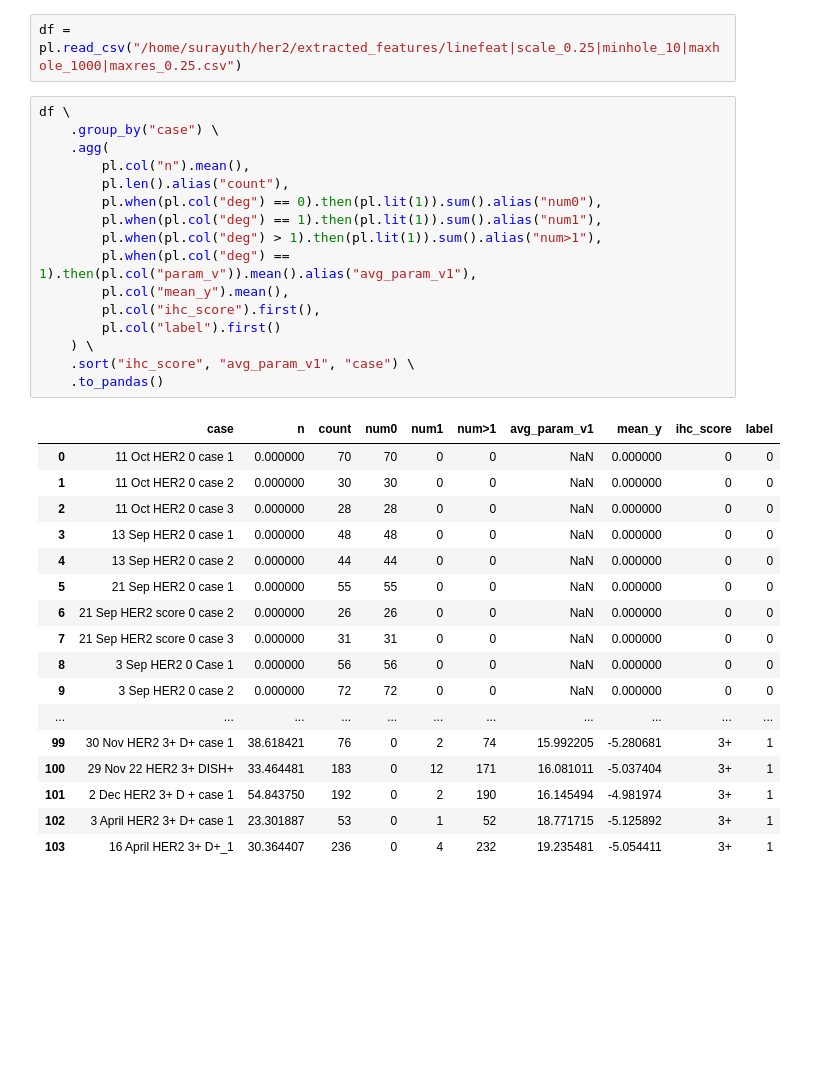
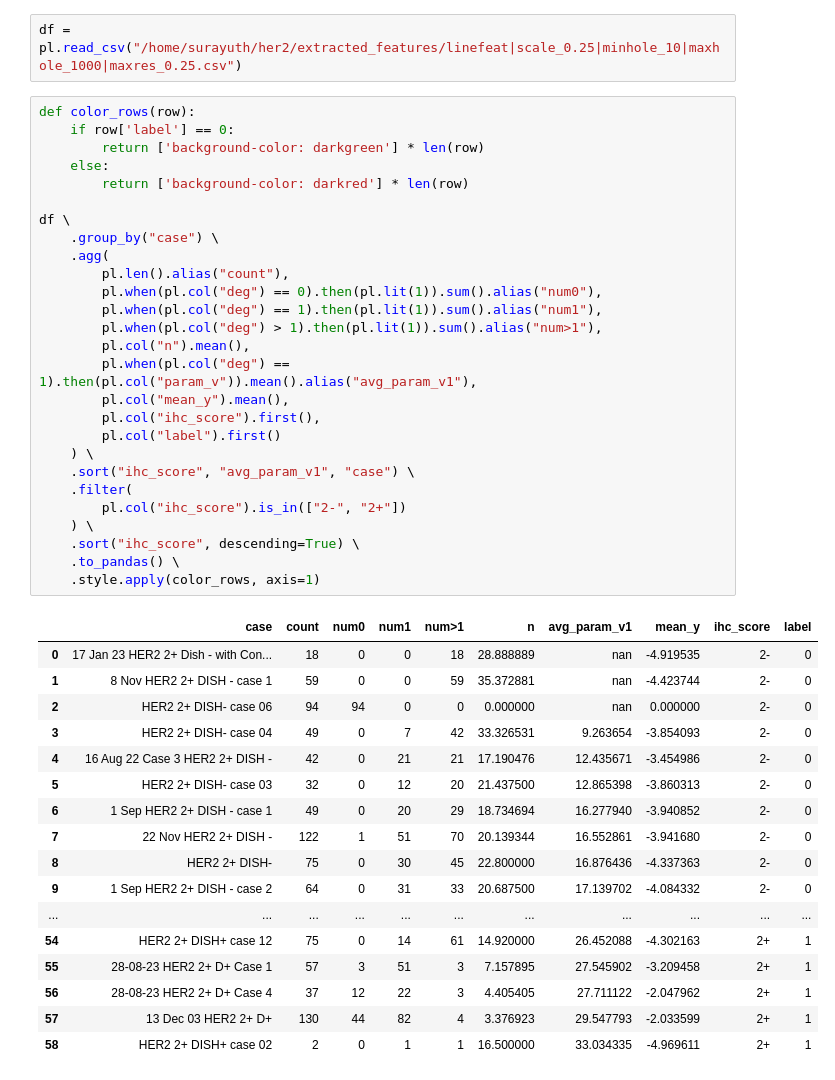
Before and after one commit to Surayuth/her2ml, a Jupyter notebook: notebooks/analysis.ipynb, the cells around one changed output. Cells and saved outputs as stored; diff of their text form; blank space fills up the shorter version.

```diff
--- a/notebooks/analysis.ipynb
+++ b/notebooks/analysis.ipynb
@@ -6,36 +6,47 @@ pd.set_option('display.max_rows', 200)
 # %%
 df = pl.read_csv("/home/surayuth/her2/extracted_features/linefeat|scale_0.25|minhole_10|maxhole_1000|maxres_0.25.csv")
 # %%
+def color_rows(row):
+    if row['label'] == 0:
+        return ['background-color: darkgreen'] * len(row)
+    else:
+        return ['background-color: darkred'] * len(row)
+
 df \
     .group_by("case") \
     .agg(
-        pl.col("n").mean(),
         pl.len().alias("count"),
         pl.when(pl.col("deg") == 0).then(pl.lit(1)).sum().alias("num0"),
         pl.when(pl.col("deg") == 1).then(pl.lit(1)).sum().alias("num1"),
         pl.when(pl.col("deg") > 1).then(pl.lit(1)).sum().alias("num>1"),
+        pl.col("n").mean(),
         pl.when(pl.col("deg") == 1).then(pl.col("param_v")).mean().alias("avg_param_v1"),
         pl.col("mean_y").mean(),
         pl.col("ihc_score").first(),
         pl.col("label").first()
     ) \
     .sort("ihc_score", "avg_param_v1", "case") \
-    .to_pandas()
+    .filter(
+        pl.col("ihc_score").is_in(["2-", "2+"])
+    ) \
+    .sort("ihc_score", descending=True) \
+    .to_pandas() \
+    .style.apply(color_rows, axis=1)
 # %% [output]
-|  | case | n | count | num0 | num1 | num>1 | avg_param_v1 | mean_y | ihc_score | label |
-| 0 | 11 Oct HER2 0 case 1 | 0.000000 | 70 | 70 | 0 | 0 | NaN | 0.000000 | 0 | 0 |
-| 1 | 11 Oct HER2 0 case 2 | 0.000000 | 30 | 30 | 0 | 0 | NaN | 0.000000 | 0 | 0 |
-| 2 | 11 Oct HER2 0 case 3 | 0.000000 | 28 | 28 | 0 | 0 | NaN | 0.000000 | 0 | 0 |
-| 3 | 13 Sep HER2 0 case 1 | 0.000000 | 48 | 48 | 0 | 0 | NaN | 0.000000 | 0 | 0 |
-| 4 | 13 Sep HER2 0 case 2 | 0.000000 | 44 | 44 | 0 | 0 | NaN | 0.000000 | 0 | 0 |
-| 5 | 21 Sep HER2 0 case 1 | 0.000000 | 55 | 55 | 0 | 0 | NaN | 0.000000 | 0 | 0 |
-| 6 | 21 Sep HER2 score 0 case 2 | 0.000000 | 26 | 26 | 0 | 0 | NaN | 0.000000 | 0 | 0 |
-| 7 | 21 Sep HER2 score 0 case 3 | 0.000000 | 31 | 31 | 0 | 0 | NaN | 0.000000 | 0 | 0 |
-| 8 | 3 Sep HER2 0 Case 1 | 0.000000 | 56 | 56 | 0 | 0 | NaN | 0.000000 | 0 | 0 |
-| 9 | 3 Sep HER2 0 case 2 | 0.000000 | 72 | 72 | 0 | 0 | NaN | 0.000000 | 0 | 0 |
+|  | case | count | num0 | num1 | num>1 | n | avg_param_v1 | mean_y | ihc_score | label |
+| 0 | 17 Jan 23 HER2 2+ Dish - with Con... | 18 | 0 | 0 | 18 | 28.888889 | nan | -4.919535 | 2- | 0 |
+| 1 | 8 Nov HER2 2+ DISH - case 1 | 59 | 0 | 0 | 59 | 35.372881 | nan | -4.423744 | 2- | 0 |
+| 2 | HER2 2+ DISH- case 06 | 94 | 94 | 0 | 0 | 0.000000 | nan | 0.000000 | 2- | 0 |
+| 3 | HER2 2+ DISH- case 04 | 49 | 0 | 7 | 42 | 33.326531 | 9.263654 | -3.854093 | 2- | 0 |
+| 4 | 16 Aug 22 Case 3 HER2 2+ DISH - | 42 | 0 | 21 | 21 | 17.190476 | 12.435671 | -3.454986 | 2- | 0 |
+| 5 | HER2 2+ DISH- case 03 | 32 | 0 | 12 | 20 | 21.437500 | 12.865398 | -3.860313 | 2- | 0 |
+| 6 | 1 Sep HER2 2+ DISH - case 1 | 49 | 0 | 20 | 29 | 18.734694 | 16.277940 | -3.940852 | 2- | 0 |
+| 7 | 22 Nov HER2 2+ DISH - | 122 | 1 | 51 | 70 | 20.139344 | 16.552861 | -3.941680 | 2- | 0 |
+| 8 | HER2 2+ DISH- | 75 | 0 | 30 | 45 | 22.800000 | 16.876436 | -4.337363 | 2- | 0 |
+| 9 | 1 Sep HER2 2+ DISH - case 2 | 64 | 0 | 31 | 33 | 20.687500 | 17.139702 | -4.084332 | 2- | 0 |
 | ... | ... | ... | ... | ... | ... | ... | ... | ... | ... | ... |
-| 99 | 30 Nov HER2 3+ D+ case 1 | 38.618421 | 76 | 0 | 2 | 74 | 15.992205 | -5.280681 | 3+ | 1 |
-| 100 | 29 Nov 22 HER2 3+ DISH+ | 33.464481 | 183 | 0 | 12 | 171 | 16.081011 | -5.037404 | 3+ | 1 |
-| 101 | 2 Dec HER2 3+ D + case 1 | 54.843750 | 192 | 0 | 2 | 190 | 16.145494 | -4.981974 | 3+ | 1 |
-| 102 | 3 April HER2 3+ D+ case 1 | 23.301887 | 53 | 0 | 1 | 52 | 18.771715 | -5.125892 | 3+ | 1 |
-| 103 | 16 April HER2 3+ D+_1 | 30.364407 | 236 | 0 | 4 | 232 | 19.235481 | -5.054411 | 3+ | 1 |
+| 54 | HER2 2+ DISH+ case 12 | 75 | 0 | 14 | 61 | 14.920000 | 26.452088 | -4.302163 | 2+ | 1 |
+| 55 | 28-08-23 HER2 2+ D+ Case 1 | 57 | 3 | 51 | 3 | 7.157895 | 27.545902 | -3.209458 | 2+ | 1 |
+| 56 | 28-08-23 HER2 2+ D+ Case 4 | 37 | 12 | 22 | 3 | 4.405405 | 27.711122 | -2.047962 | 2+ | 1 |
+| 57 | 13 Dec 03 HER2 2+ D+ | 130 | 44 | 82 | 4 | 3.376923 | 29.547793 | -2.033599 | 2+ | 1 |
+| 58 | HER2 2+ DISH+ case 02 | 2 | 0 | 1 | 1 | 16.500000 | 33.034335 | -4.969611 | 2+ | 1 |
```
